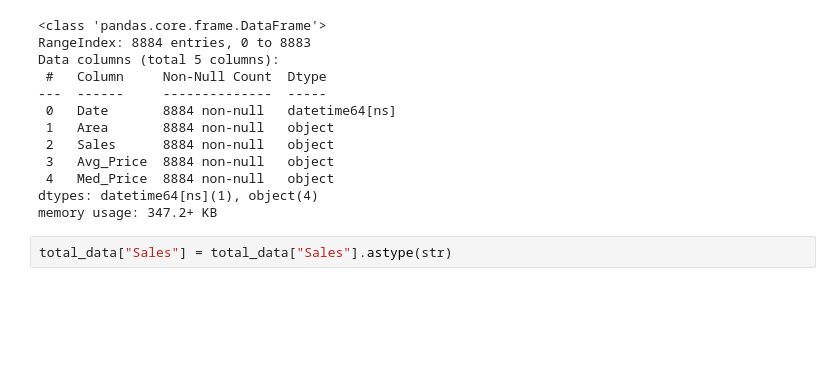
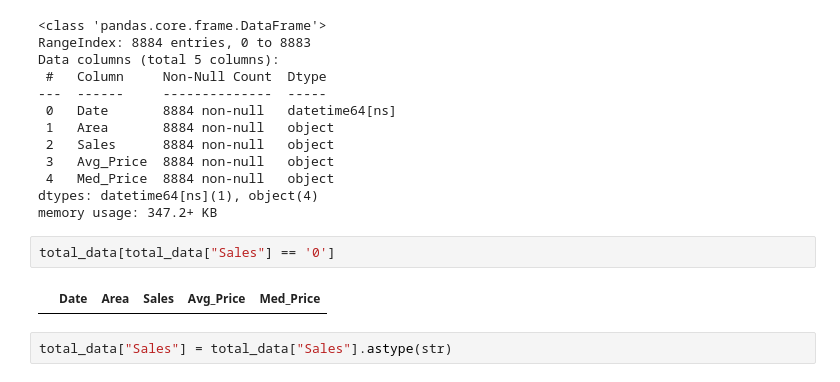
Before and after one commit to Johnnywang1899/Data-Analytics-Boot-Camp---Final-Project, a Jupyter notebook: Aggregate.ipynb, the cells around one changed output. Saved outputs shown, nothing was run; the diff lists cells and outputs as text; blank space fills up the shorter version.

```diff
--- a/Aggregate.ipynb
+++ b/Aggregate.ipynb
@@ -54,6 +54,10 @@ Data columns (total 5 columns):
  4   Med_Price  8884 non-null   object
 dtypes: datetime64[ns](1), object(4)
 memory usage: 347.2+ KB
+# %%
+total_data[total_data["Sales"] == '0']
+# %% [output]
+|  | Date | Area | Sales | Avg_Price | Med_Price |
 # %%
 total_data["Sales"] = total_data["Sales"].astype(str)
 # %%
```
Also changed, not shown: parts of 1 cell of this notebook, 2 other files.
